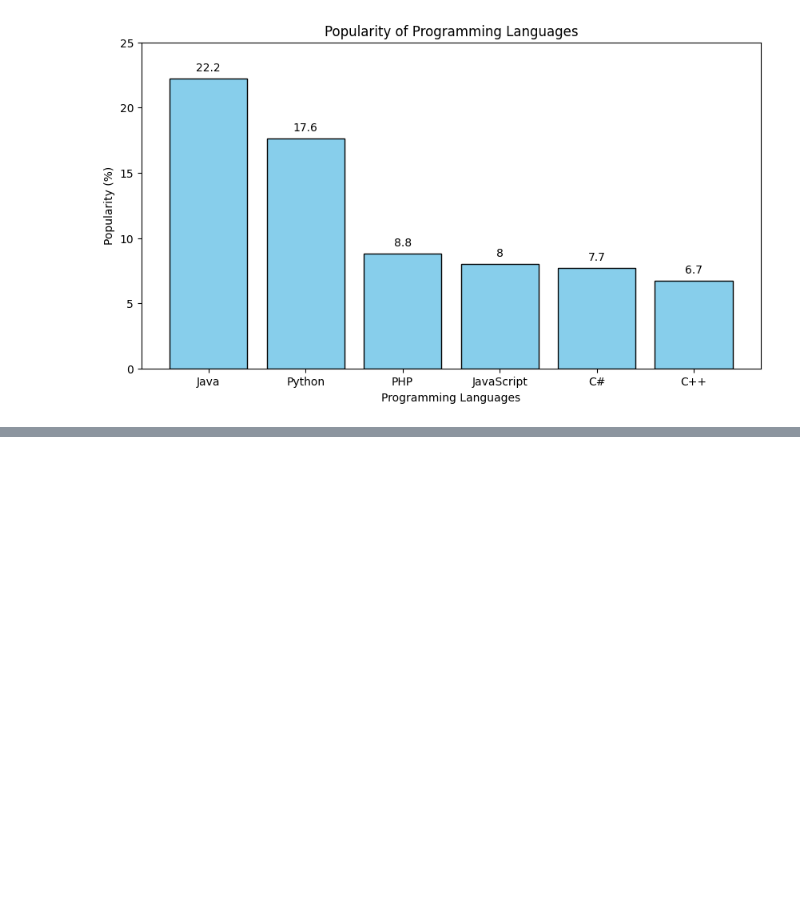
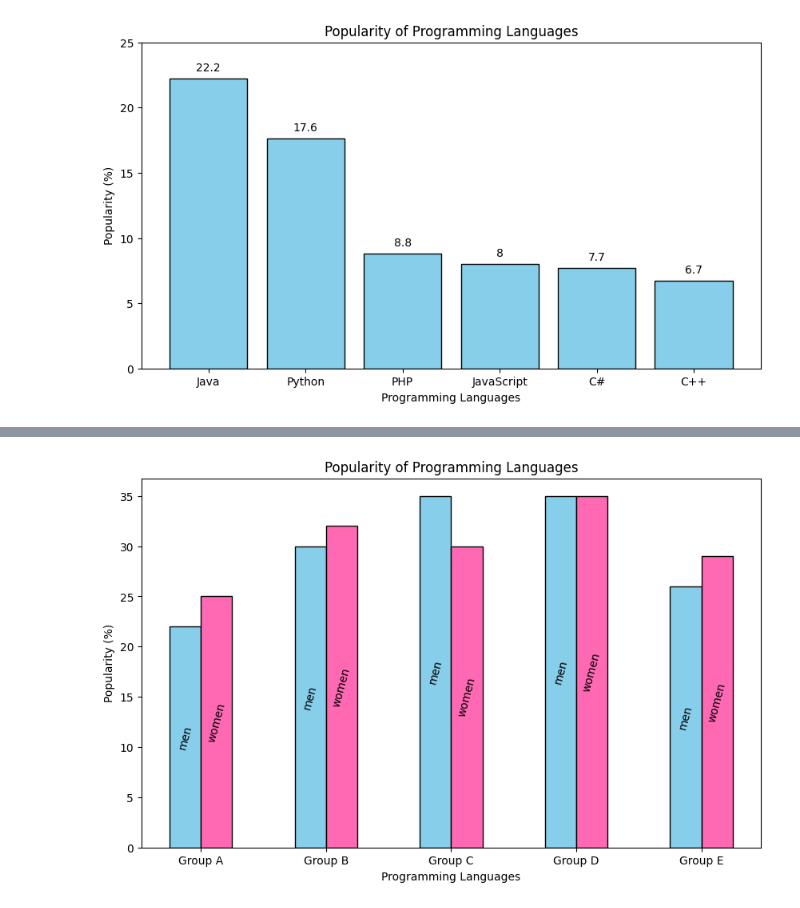
Before and after one commit to Deven5656/Python_Libraries, a Jupyter notebook: Matplotlib_Barchart/bar.ipynb, the cells around one changed output, grey strips where cells are left out. Drawn from its saved outputs; the diff is of its cells as text; code cells hidden in the pictures; blank space fills up the shorter version.

Commit message:
[Deven] Add : Python program to create bar plot of scores by group and gender. Use multiple X values on the same chart for men and women

```diff
--- a/Matplotlib_Barchart/bar.ipynb
+++ b/Matplotlib_Barchart/bar.ipynb
@@ -238,0 +244,27 @@ if __name__ == "__main__":
+# %%
+def main():
+    points_men = [22,30,35,35,26]
+    points_women = [25,32,30,35,29]
+    x=np.arange(len(points_men))
+
+    width=0.25
+
+    plt.figure(figsize=(10, 6))
+    bar1=plt.bar(x, points_men, color='skyblue', edgecolor='black',width=0.25)
+    bar2=plt.bar(x+width , points_women, color='hotpink', edgecolor='black',width=0.25)
+
+    plt.bar_label(bar1,labels=['men' for _ in range(len(points_men))],label_type='center',rotation=75)
+    plt.bar_label(bar2,labels=['women' for _ in range(len(points_women))],label_type='center',rotation=75)
+
+
+    plt.xlabel('Programming Languages')
+    plt.ylabel('Popularity (%)')
+    plt.title('Popularity of Programming Languages')
+    plt.xticks(x + width/2 ,['Group A','Group B','Group C','Group D','Group E'])
+
+    plt.show()
+
+if __name__ == "__main__":
+    main()
+# %% [output]
+[figure, added]
```
Also changed, not shown: parts of 1 cell of this notebook.
